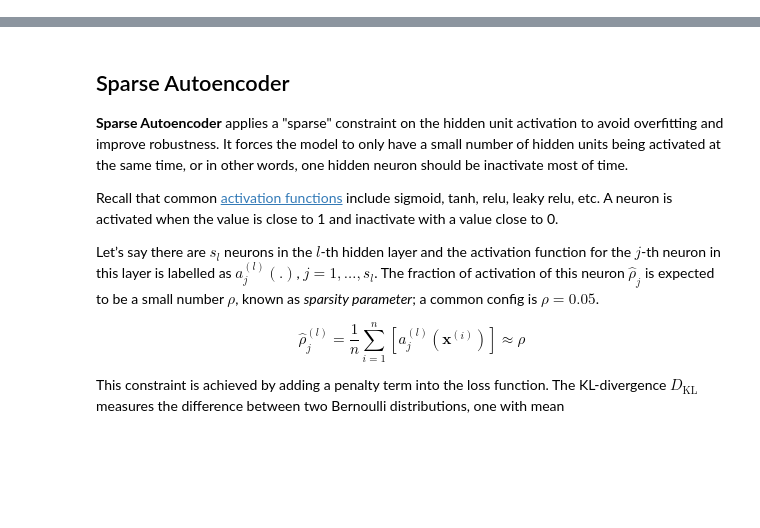
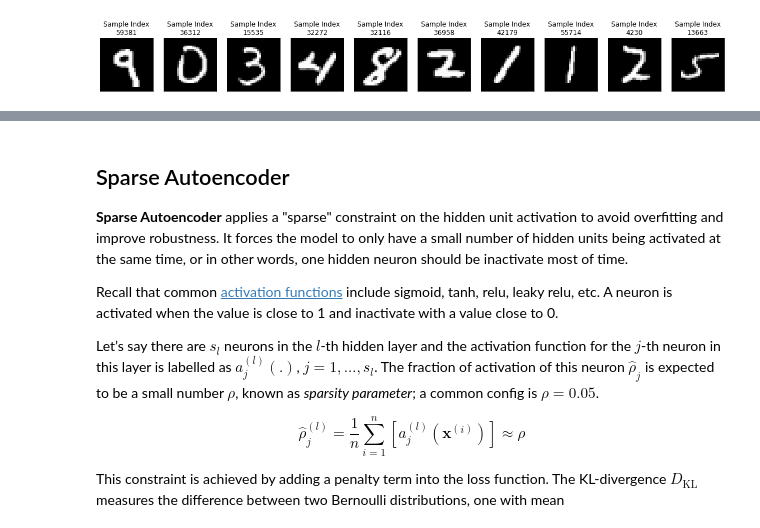
Before and after one commit to rashed091/NeuralNetwork, a Jupyter notebook: Lecture16 - Auto-encoders.ipynb, the cells around one changed output, grey strips where cells are left out. Cells and saved outputs as stored; diff of their text form; code cells hidden in the pictures; blank space fills up the shorter version.

```diff
--- a/Lecture16 - Auto-encoders.ipynb
+++ b/Lecture16 - Auto-encoders.ipynb
@@ -22,0 +65,23 @@ $$
+# %%
+def plot_mnist_sample(tensor, sample_idx=None, size=10):
+    """Plot MNIST samples from tensor.
+    """
+    # sample from data if sample indices are not provided
+    if sample_idx is None:
+        # get sample indices
+        sample_idx = np.random.uniform(size=size) * tensor.shape[0]
+        sample_idx = sample_idx.astype(int)
+    # plot data
+    nrows = int(np.ceil(len(sample_idx)/10))
+    fig, axes = plt.subplots(nrows=nrows, ncols=10, figsize=(20,2))
+    for i, s in enumerate(sample_idx):
+        ax = axes.item(i)
+        ax.imshow(tensor[s].numpy())
+        plt.gray()
+        ax.get_xaxis().set_visible(False)
+        ax.get_yaxis().set_visible(False)
+        ax.set_title("Sample Index\n{}".format(s))
+
+plot_mnist_sample(train_dataset.data)
+# %% [output]
+[figure, added]
```
Also changed, not shown: parts of 2 cells of this notebook, 2 other files.
